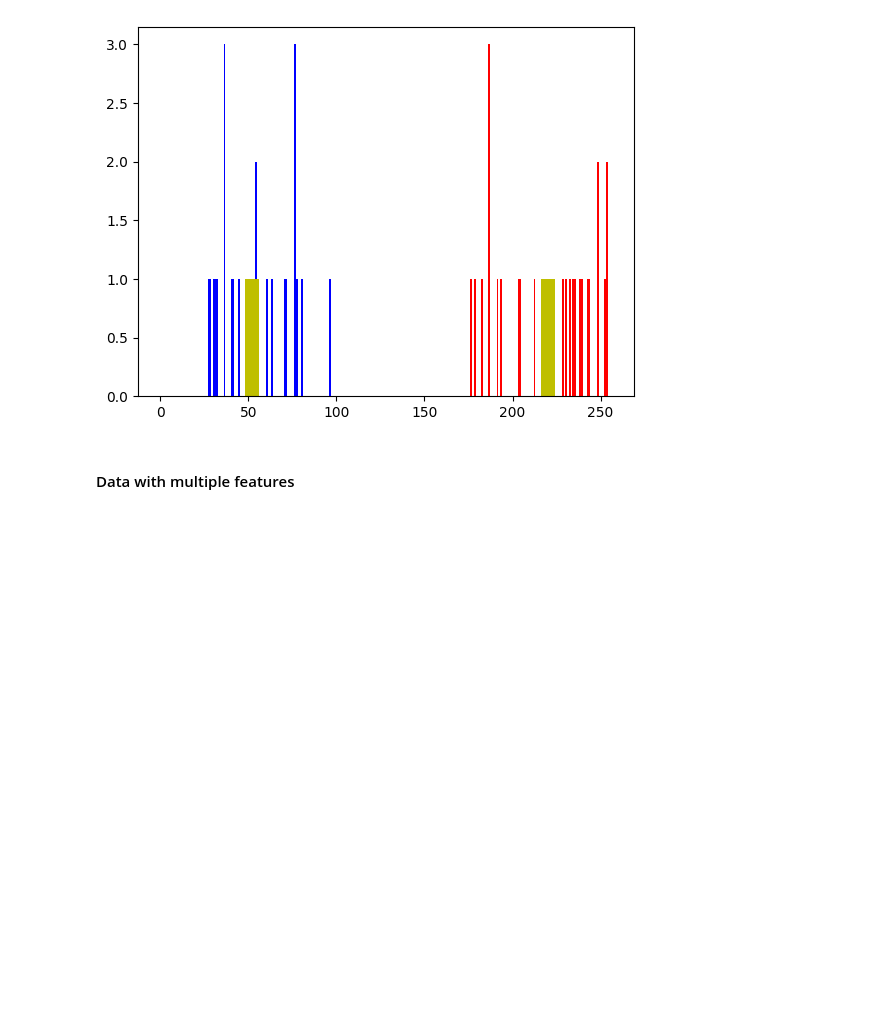
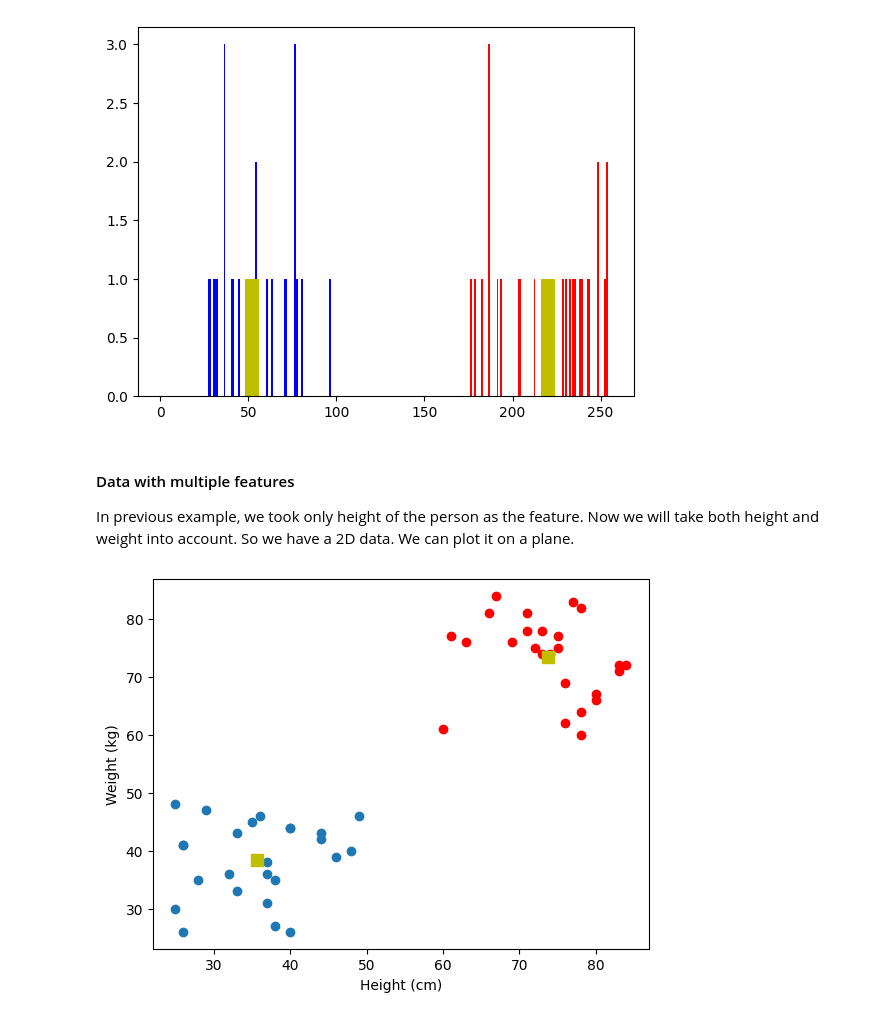
Before and after one commit to AlrIsmail/robotics_fundamentals, a Jupyter notebook: opencv_ml.ipynb, the cells around one changed output. Saved outputs shown, nothing was run; the diff lists cells and outputs as text; code cells hidden in the pictures; blank space fills up the shorter version.

Commit message:
doc: opencv kmeans multiple features, color quant

```diff
--- a/opencv_ml.ipynb
+++ b/opencv_ml.ipynb
@@ -570,5 +570,41 @@ plt.hist(centers, 32, [0, 256], color='y')
 plt.show()
 # %% [output]
 [figure]
-# %% [markdown]
-#### Data with multiple features
+# %% [markdown]
+#### Data with multiple features
+
+In previous example, we took only height of the person as the feature. Now we will take both height and weight into account. So we have a 2D data. We can plot it on a plane.
+# %%
+import cv2 as cv
+import numpy as np
+import matplotlib.pyplot as plt
+
+X = np.random.randint(25, 50, (25, 2))
+Y = np.random.randint(60, 85, (25, 2))
+Z = np.vstack((X, Y))
+
+# convert to np.float32
+Z = np.float32(Z)
+
+# define criteria and apply kmeans()
+criteria = (cv.TERM_CRITERIA_EPS + cv.TERM_CRITERIA_MAX_ITER, 10, 1.0)
+
+# set flags (just to avoid line break in the code)
+flags = cv.KMEANS_RANDOM_CENTERS
+
+# apply kmeans
+compactness, labels, centers = cv.kmeans(Z, 2, None, criteria, 10, flags)
+
+# Now separate the data, Note the flatten()
+A = Z[labels.ravel() == 0]
+B = Z[labels.ravel() == 1]
+
+# Plot the data
+plt.scatter(A[:, 0], A[:, 1])
+plt.scatter(B[:, 0], B[:, 1], c='r')
+plt.scatter(centers[:, 0], centers[:, 1], s=80, c='y', marker='s')
+plt.xlabel('Height (cm)')
+plt.ylabel('Weight (kg)')
+plt.show()
+# %% [output]
+[figure, added]
```
Also changed, not shown: parts of 2 cells of this notebook.
